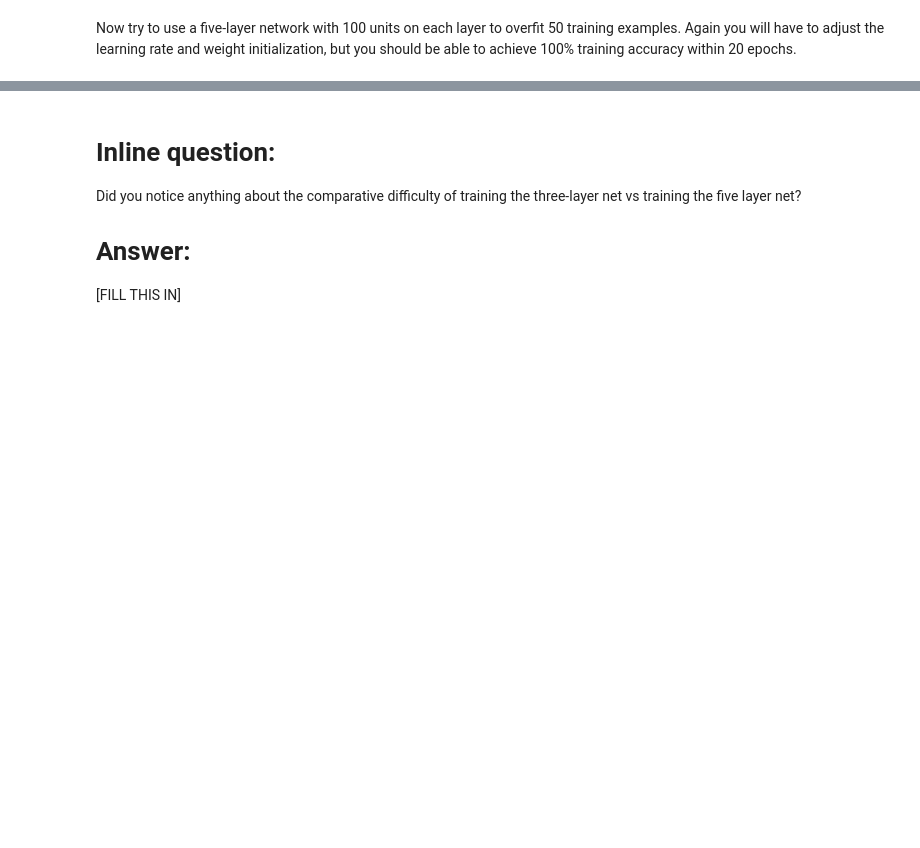
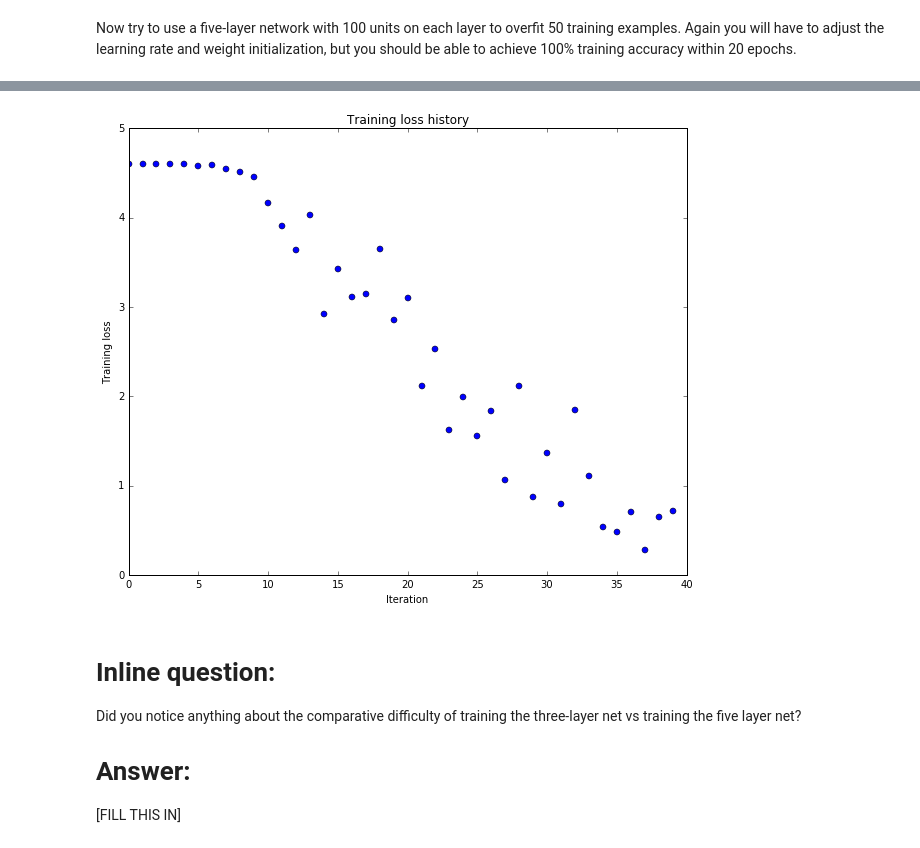
Before and after one commit to climberwb/cs231_assignements, a Jupyter notebook: assignment2/FullyConnectedNets.ipynb, the cells around one changed output, grey strips where cells are left out. Saved outputs shown, nothing was run; the diff lists cells and outputs as text; code cells hidden in the pictures; blank space fills up the shorter version.

```diff
--- a/assignment2/FullyConnectedNets.ipynb
+++ b/assignment2/FullyConnectedNets.ipynb
@@ -468,8 +480,8 @@ small_data = {
   'y_val': data['y_val'],
 }
 
-learning_rate = 1e-3
-weight_scale = 1e-5
+learning_rate = 3.4e-3
+weight_scale = 7.6e-3
 model = FullyConnectedNet([100, 100, 100, 100],
                 weight_scale=weight_scale, dtype=np.float64)
 solver = Solver(model, small_data,
@@ -486,3 +498,4 @@ plt.title('Training loss history')
 plt.xlabel('Iteration')
 plt.ylabel('Training loss')
 plt.show()
+# %% [output]
@@ -489,3 +519,4 @@ plt.show()
+[figure, added]
 # %% [markdown]
 # Inline question:
 Did you notice anything about the comparative difficulty of training the three-layer net vs training the five layer net?
```
Also changed, not shown: parts of 3 cells of this notebook, 1 other file.
